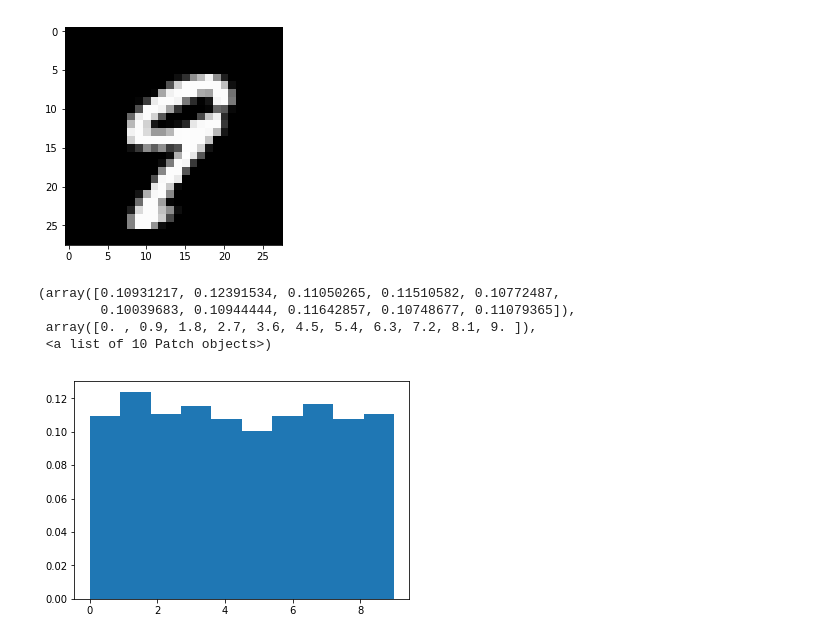
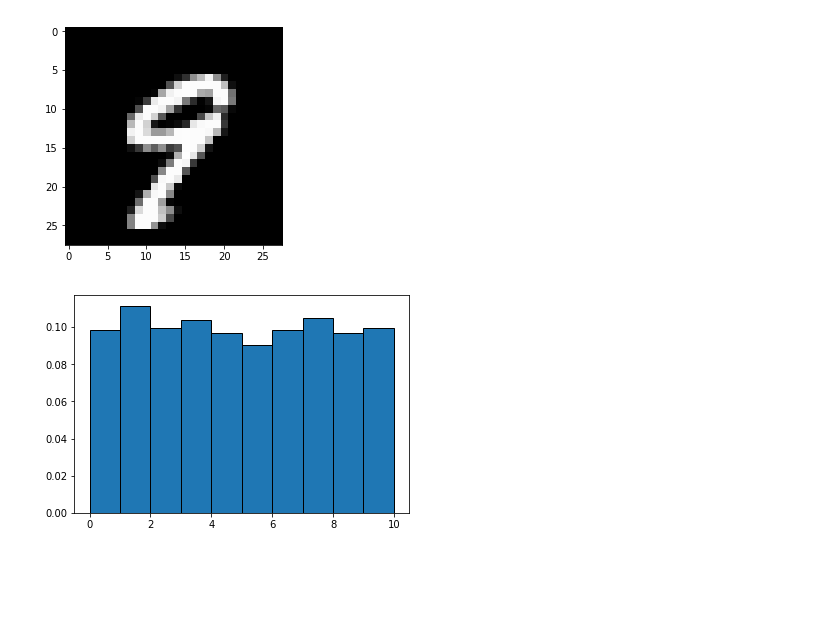
Before and after one commit to chasingkarma-zz/CS5785_Fall2018_HW1, a Jupyter notebook: cs5785_fall2018_hw1_bk498_ksl76.ipynb, the cells around one changed output. Cells and saved outputs as stored; diff of their text form; code cells hidden in the pictures; blank space fills up the shorter version.

```diff
--- a/cs5785_fall2018_hw1_bk498_ksl76.ipynb
+++ b/cs5785_fall2018_hw1_bk498_ksl76.ipynb
@@ -11,13 +14,15 @@ train_set_unique = train_set_unique.sort_values('label')
-# %%
-train_set_unique = train_set_unique.drop('label',axis = 1)
-length = len(train_set_unique)
 # %%
+unique_no_label = train_set_unique.drop('label',axis = 1)
+
 # 1(b) Write a function to display an MNIST digit. Display one of each digit.
-for i in range(length):
-    img=train_set_unique.iloc[i].as_matrix()
-    img=img.reshape((28,28))
-    plt.imshow(img,cmap='gray')
-    plt.show()
+def display_digits(input_unique_data):
+    for i in range(len(input_unique_data)):
+        img=input_unique_data.iloc[i].values
+        img=img.reshape((28,28))
+        plt.imshow(img,cmap='gray')
+        plt.show()
+
+display_digits(unique_no_label)
 # %% [output]
 [figure]
 [figure]
@@ -32,13 +37,18 @@ for i in range(length):
 # %%
 #Examine  the  prior  probability  of  the  classes  in  the  training  data.   Is  it  uniform  across  the
 #digits? Display a normalized histogram of digit counts. Is it even?
 
+#It's not uniform across the digits
 
-plt.hist(train_set['label'], density = True, bins = 10)
+#Initialize bins for normalized histogram
+_bins = []
+for x in range(len(unique_no_label)+1):
+    _bins.append(x)
+
+norm_hist = plt.hist(train_set['label'], bins=_bins, density=True, edgecolor='black')
+#The histogram is not even
+
+#print(norm_hist)
 #train_set['label']
 # %% [output]
-(array([0.10931217, 0.12391534, 0.11050265, 0.11510582, 0.10772487,
-        0.10039683, 0.10944444, 0.11642857, 0.10748677, 0.11079365]),
- array([0. , 0.9, 1.8, 2.7, 3.6, 4.5, 5.4, 6.3, 7.2, 8.1, 9. ]),
- <a list of 10 Patch objects>)
-[figure, old version]
+[figure, new version]
```
Also changed, not shown: parts of 6 cells of this notebook.
